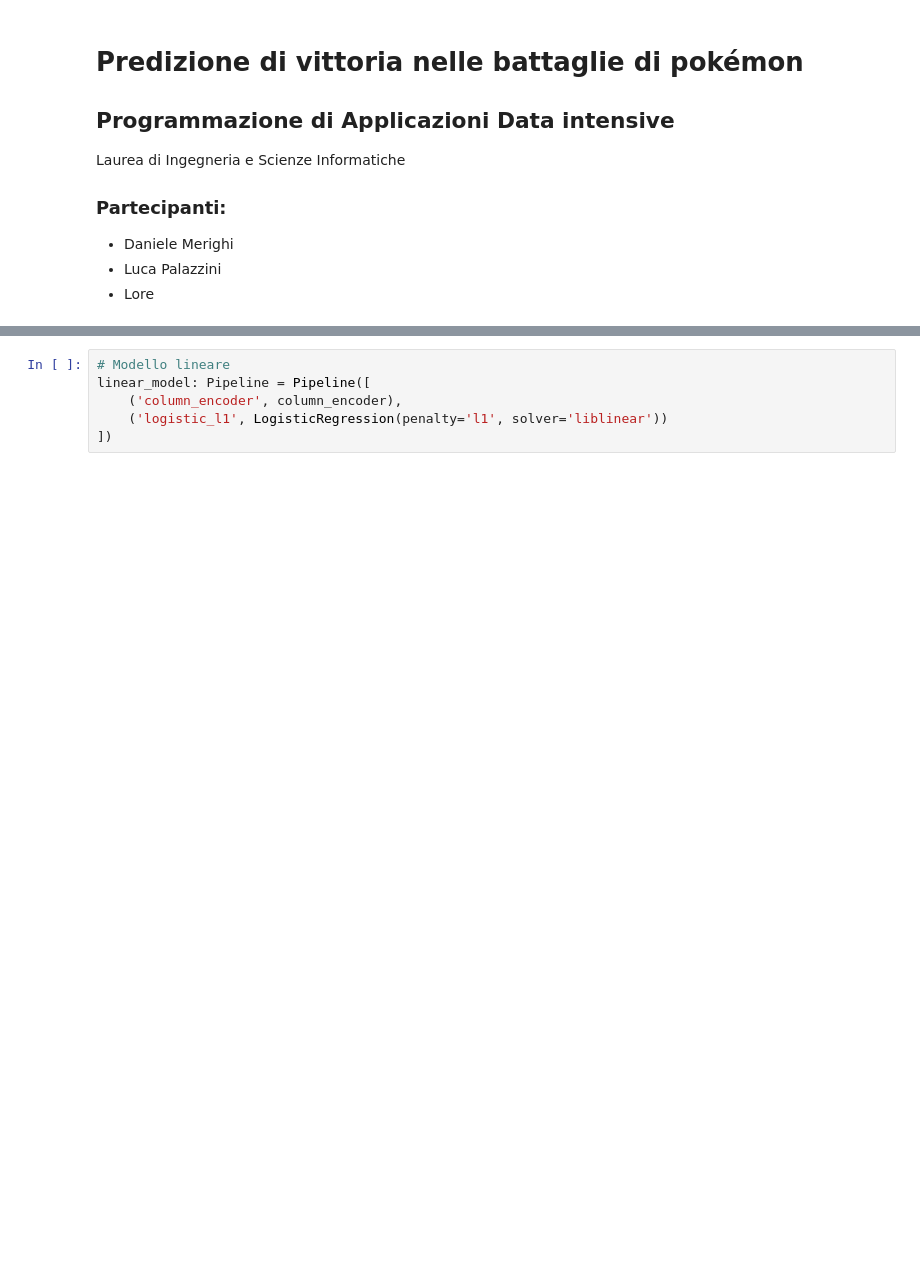
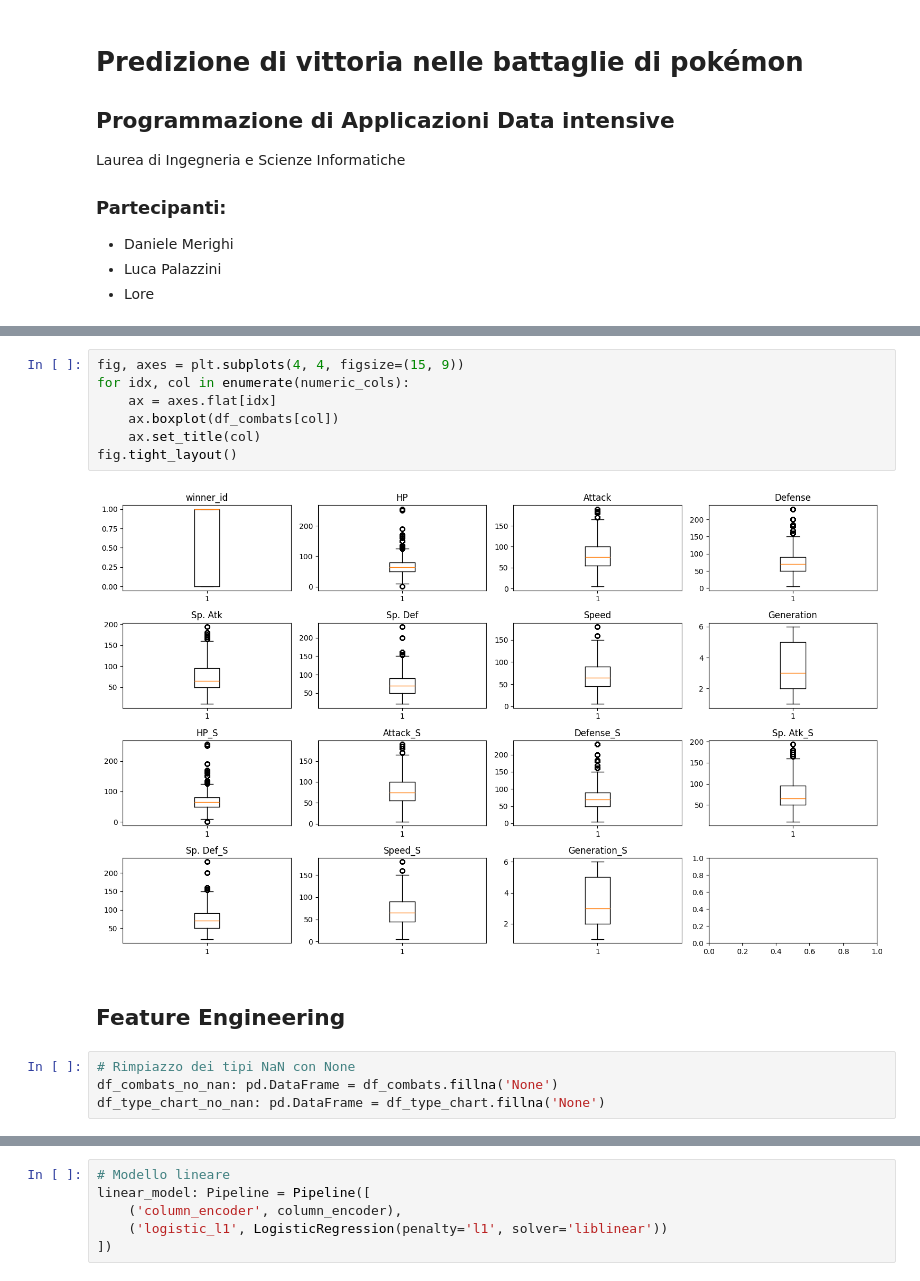
Before and after one commit to Fuwuffyi/Pokemon-DataIntensive2025, a Jupyter notebook: main.ipynb, the cells around one changed output, grey strips where cells are left out. Cells and saved outputs as stored; diff of their text form; blank space fills up the shorter version.

```diff
--- a/main.ipynb
+++ b/main.ipynb
@@ -210,0 +133,15 @@ column_encoder: ColumnTransformer = ColumnTransformer(
+# %%
+fig, axes = plt.subplots(4, 4, figsize=(15, 9))
+for idx, col in enumerate(numeric_cols):
+    ax = axes.flat[idx]
+    ax.boxplot(df_combats[col])
+    ax.set_title(col)
+fig.tight_layout()
+# %% [output]
+[figure, added]
+# %% [markdown]
+## Feature Engineering  <a id="feature-engineering"></a>
+# %%
+# Rimpiazzo dei tipi NaN con None
+df_combats_no_nan: pd.DataFrame = df_combats.fillna('None')
+df_type_chart_no_nan: pd.DataFrame = df_type_chart.fillna('None')
```
Also changed, not shown: parts of 51 cells of this notebook.
